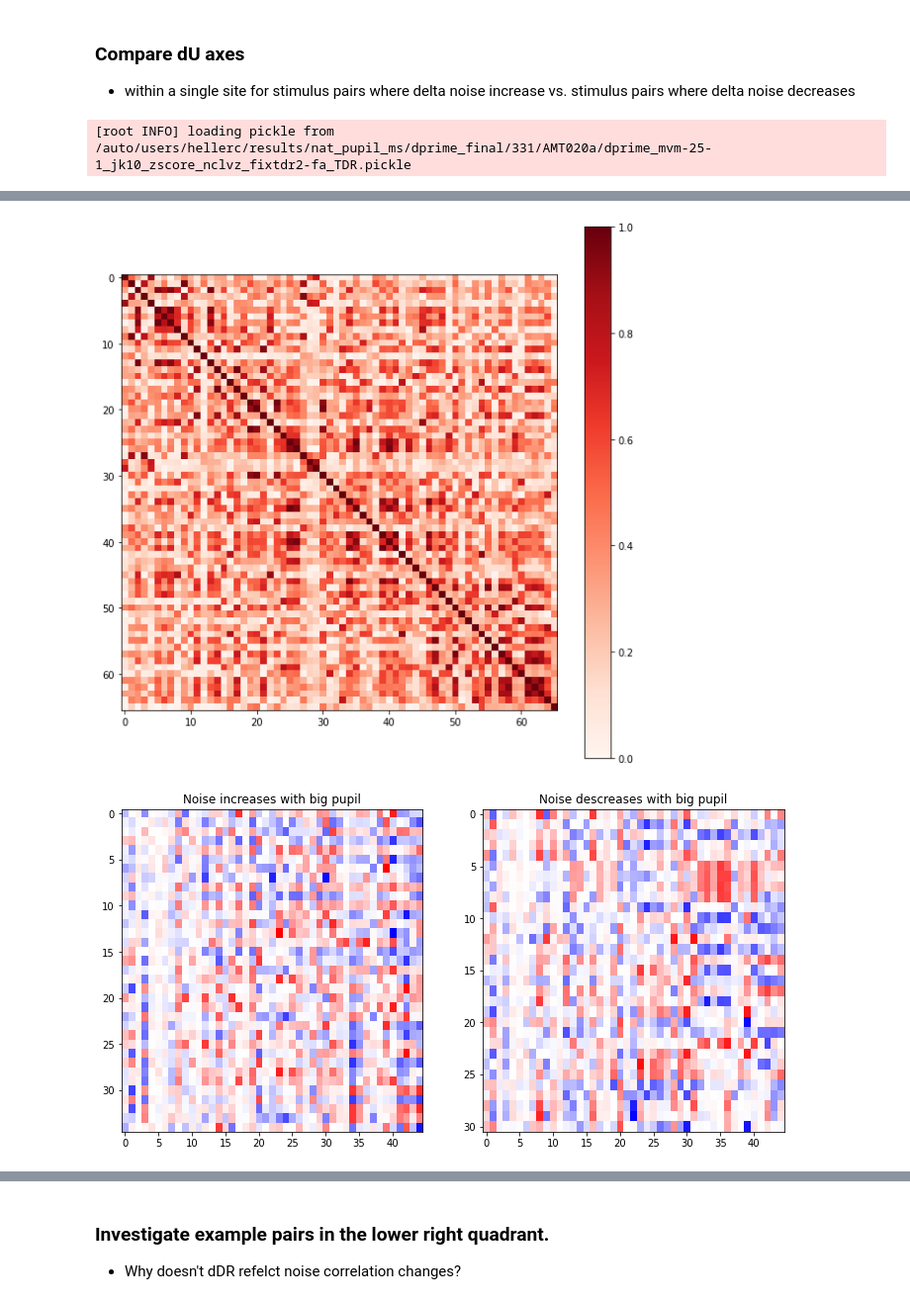
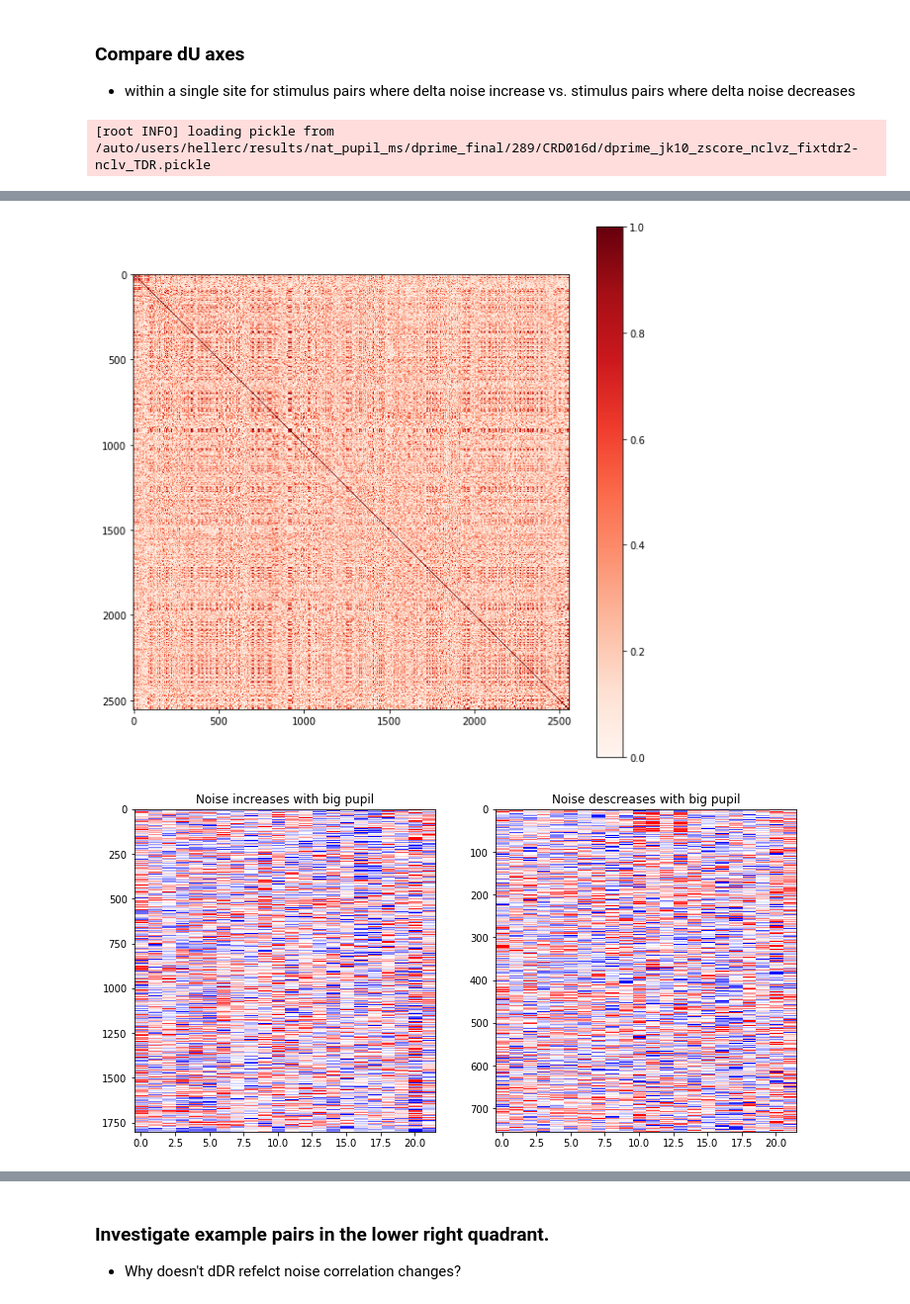
Before and after one commit to crheller/nat_pup_ms, a Jupyter notebook: test_scripts/may21_updates.ipynb, the cells around one changed output, grey strips where cells are left out. Shown at 99% size. Cells and saved outputs as stored; diff of their text form; code cells hidden in the pictures.

```diff
--- a/test_scripts/may21_updates.ipynb
+++ b/test_scripts/may21_updates.ipynb
@@ -27,5 +29,5 @@ os.environ["MKL_NUM_THREADS"]="8"
 ### NOISE CORRELATION RESULTS
 # %%
 #rsc = ld.load_noise_correlation('rsc_ev_pr_rm2_perstim')
-rsc = ld.load_noise_correlation('rsc_ev_perstim_mvm')
+rsc = ld.load_noise_correlation('rsc_ev_perstim_mvm-25-2')
 # %% [output]
@@ -122,7 +127,7 @@ modelname = 'dprime_pr_rm2_jk10_zscore_nclvz_fixtdr2'
 modelname = 'dprime_jk10_zscore_nclvz_fixtdr2'
 modelname = 'dprime_jk10_zscore_nclvz_fixtdr2-fa'
 modelname = 'dprime_jk10_zscore_nclvz_fixtdr2-nclv'
-modelname = 'dprime_mvm-25-1_jk10_zscore_nclvz_fixtdr2-fa'
+modelname = 'dprime_mvm-25-2_jk10_zscore_nclvz_fixtdr2-fa'
 #modelname = 'dprime_jk10_zscore_fixtdr2-fa_rmlowFR-4'
 ndim = 2
 
@@ -229,8 +234,6 @@ f.tight_layout()
 # %%
 site = 'CRD016d' #'DRX008b.e65:128'
 batch = 289
-site = 'AMT020a'
-batch = 331
 
 site_mask = df.site==site
 up = df[(df.delta_noise>0) & site_mask].sort_values(by='delta_noise', ascending=False)
@@ -266,4 +269,4 @@ try:
 except:
     pass
 # %% [output]
-[root INFO] loading pickle from /auto/users/hellerc/results/nat_pupil_ms/dprime_final/331/AMT020a/dprime_mvm-25-1_jk10_zscore_nclvz_fixtdr2-fa_TDR.pickle
+[root INFO] loading pickle from /auto/users/hellerc/results/nat_pupil_ms/dprime_final/289/CRD016d/dprime_jk10_zscore_nclvz_fixtdr2-nclv_TDR.pickle
@@ -271,5 +274,5 @@ except:
-[figure, old version]
+[figure, new version]
-[figure, old version]
+[figure, new version]
 # %%
 
 plt.hist(up['dU_mag_test'], histtype='step', density=True)
```
Also changed, not shown: parts of 16 cells of this notebook, 12 other files.
